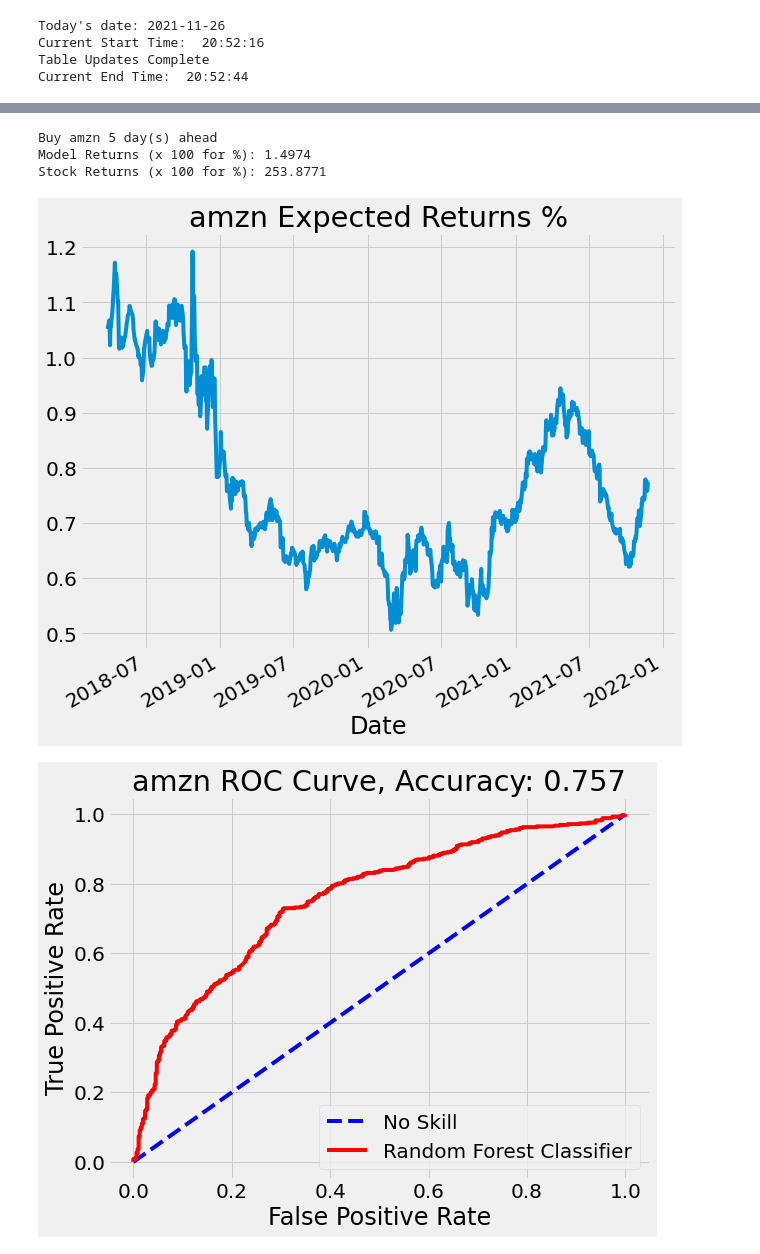
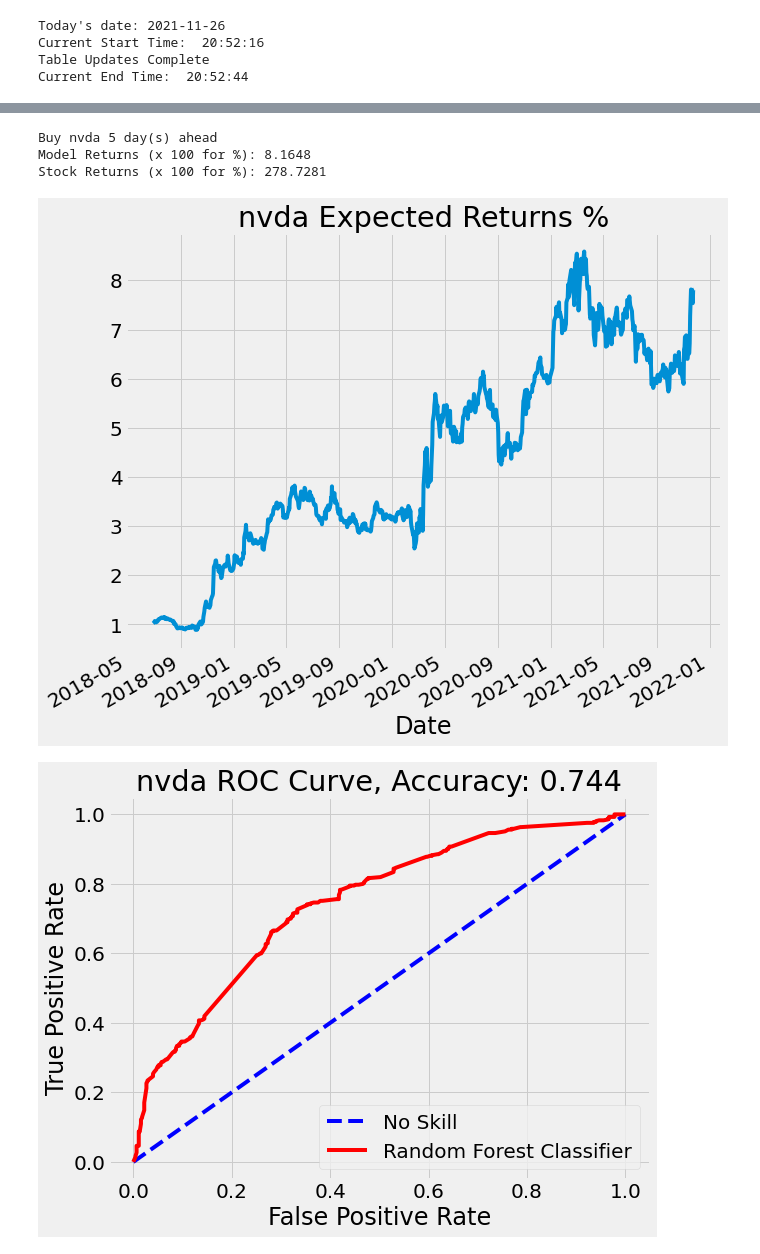
Before and after one commit to yuchild/next_n_day_stock_prediction_simple, a Jupyter notebook: testing.ipynb, the cells around one changed output, grey strips where cells are left out. Saved outputs shown, nothing was run; the diff lists cells and outputs as text; code cells hidden in the pictures.

```diff
--- a/testing.ipynb
+++ b/testing.ipynb
@@ -209,14 +244,14 @@ Stock Returns (x 100 for %): 253.8771
 # %%
-stock_name = 'amzn'
+stock_name = 'nvda'
 fn.all_func(stock_name
            , start_dates[stock_name]
            , days_ahead = 5
            , model_name = model_name
            , days_back = 1
           )
 # %% [output]
-Buy amzn 5 day(s) ahead
-Model Returns (x 100 for %): 1.4974
-Stock Returns (x 100 for %): 253.8771
+Buy nvda 5 day(s) ahead
+Model Returns (x 100 for %): 8.1648
+Stock Returns (x 100 for %): 278.7281
-[figure, old version]
+[figure, new version]
-[figure, old version]
+[figure, new version]
```
Also changed, not shown: parts of 4 cells of this notebook, 33 other files.
